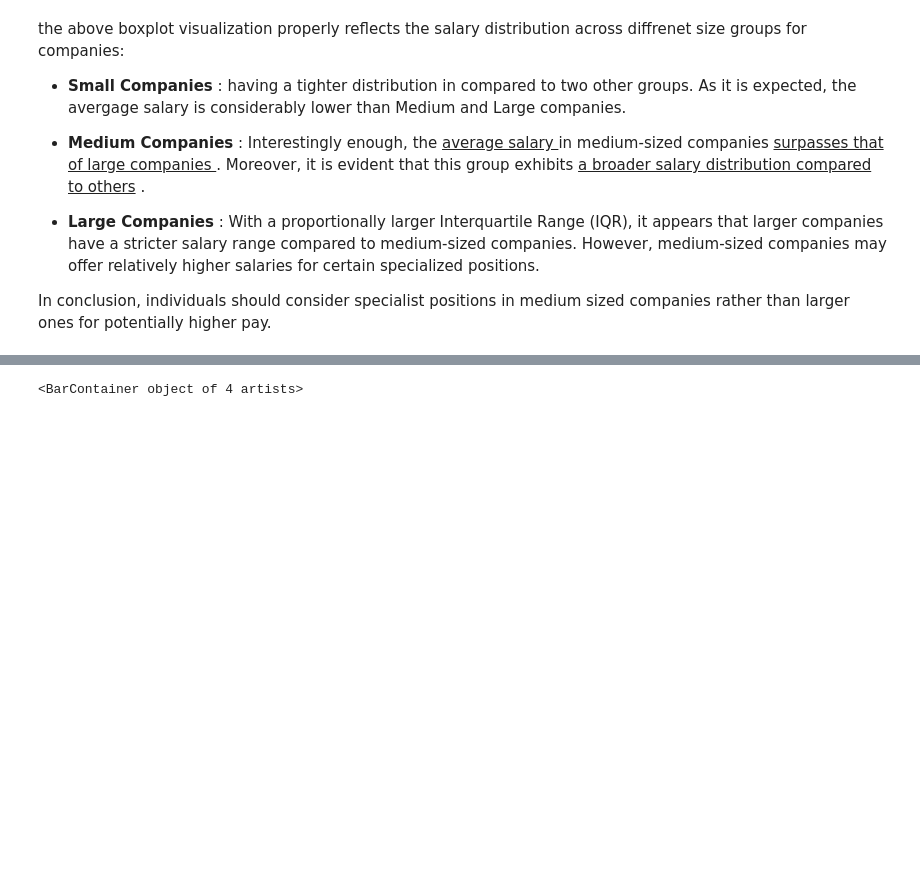
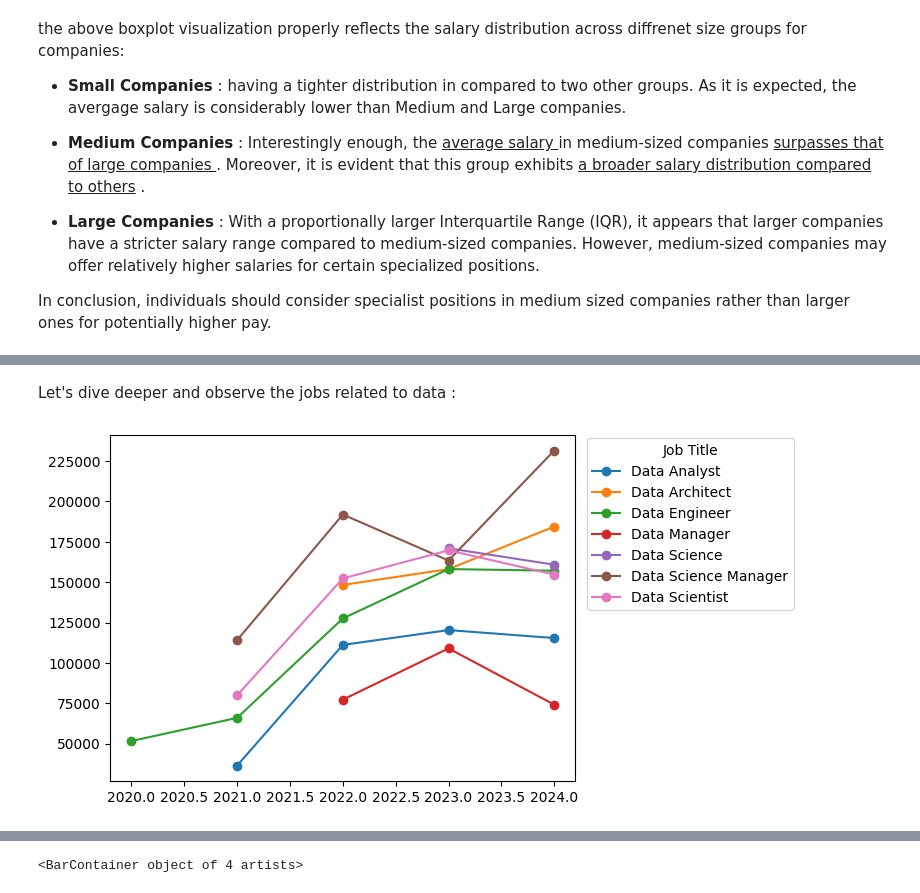
Before and after one commit to denezo/data-science-course, a Jupyter notebook: DS_CA2.ipynb, the cells around one changed output, grey strips where cells are left out. Cells and saved outputs as stored; diff of their text form; code cells hidden in the pictures; blank space fills up the shorter version.

```diff
--- a/DS_CA2.ipynb
+++ b/DS_CA2.ipynb
@@ -1019,0 +1093,12 @@ In conclusion, individuals should consider specialist positions in medium sized
+# %% [markdown]
+Let's dive deeper and observe the jobs related to data :
+# %%
+plt.figure(figsize=(6, 4.5))
+for job in salaryTrends.index:
+    if('Data' in job):
+        plt.plot(salaryTrends.columns, salaryTrends.loc[job], label=job, marker='o')
+
+plt.legend(title='Job Title', bbox_to_anchor=(1.01, 1.01), loc='upper left')
+plt.show()
+# %% [output]
+[figure, added]
```
Also changed, not shown: parts of 9 cells of this notebook.
